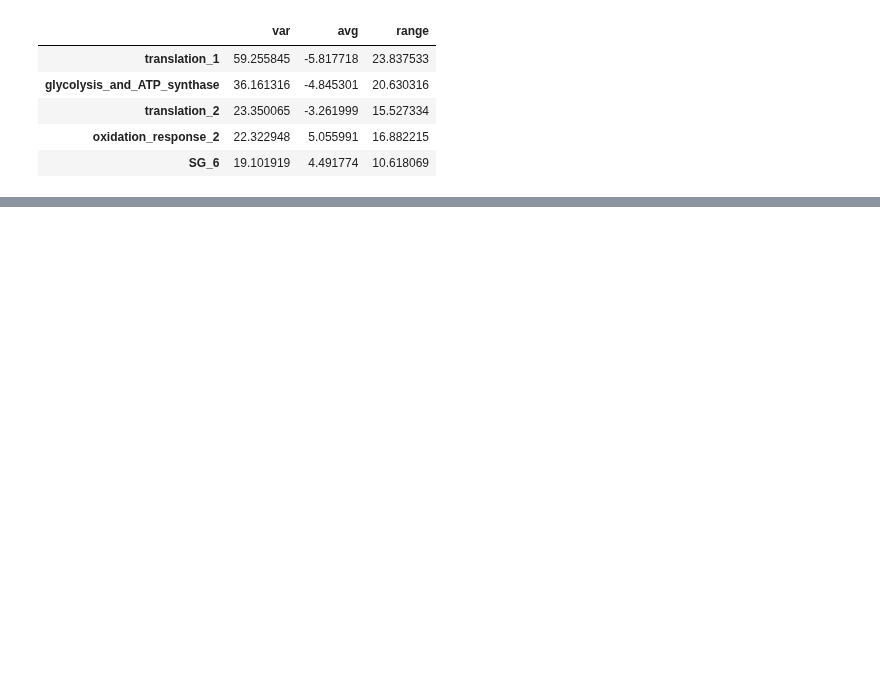
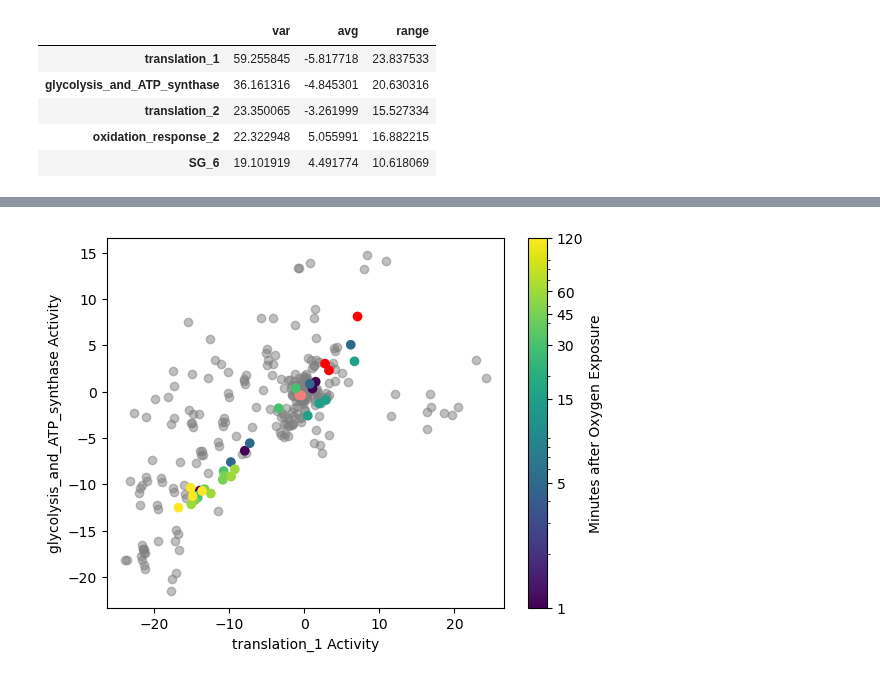
Before and after one commit to cristalzucsd/iModulonMiner, a Jupyter notebook: 6_plotting/5_looking_for_oxidation_trends.ipynb, the cells around one changed output, grey strips where cells are left out. Saved outputs shown, nothing was run; the diff lists cells and outputs as text; code cells hidden in the pictures; blank space fills up the shorter version.

```diff
--- a/6_plotting/5_looking_for_oxidation_trends.ipynb
+++ b/6_plotting/5_looking_for_oxidation_trends.ipynb
@@ -102,0 +32,83 @@ anaerobic_t000
+# %%
+# settings
+iM1 = 'translation_1'
+iM2 = 'glycolysis_and_ATP_synthase'
+use_log = True
+base = 2
+
+if True:
+    def int_to_color(value, X, Y, base = 10, use_log = True, colormap='viridis'):
+        # X is min, Y is max
+        if type(value) == str:
+            if 'anaerobic' in value:
+                if '60' in value:
+                    return 'red'
+                else:
+                    return 'lightcoral'
+            else:
+                value = int(value.split('_t')[1])
+        if value == 0:
+            value = 1
+
+        if use_log:
+            # Apply Log transformation to the value for coloring
+            log_value = math.log(value, base)  # Use log base 10 for the scale
+            # Normalize the log-transformed value to the range [0, 1]
+            normalized_value = (log_value - math.log(X, base)) / (math.log(Y, base) - math.log(X, base))
+        else:
+            normalized_value = (value - X) / (Y - X)
+
+        return normalized_value#color
+
+    fig, ax = plt.subplots()
+
+    # plotting scatter with colors
+    highlight_samples = df.index
+    other = list(set(ica_data.sample_table.index) - set(highlight_samples))
+    controls = df[['anaerobic' in val for val in df.condition]]
+    experiments = df[['anaerobic' not in val for val in df.condition]]
+
+    # plot the rest
+    scatter = ax.scatter(ica_data.A[other].loc[iM1], ica_data.A[other].loc[iM2], c='grey', alpha=0.5)
+
+    # plot the controls
+    colors = [int_to_color(value, 1, 120, base = base, use_log = use_log, colormap = 'viridis') for value in controls.condition]
+    scatter2 = ax.scatter(ica_data.A[controls.index].loc[iM1],
+                           ica_data.A[controls.index].loc[iM2],
+                           c=colors)
+
+    # plot the experiments
+    colors = [int_to_color(value, 1, 120, base = base, use_log = use_log, colormap = 'viridis') for value in experiments.condition]
+    scatter3 = ax.scatter(ica_data.A[experiments.index].loc[iM1],
+                           ica_data.A[experiments.index].loc[iM2],
+                           c=colors)
+
+    # Create the colorbar with a logarithmic normalization
+    if use_log:
+        norm = LogNorm(vmin=1, vmax=120)  # LogNorm for the color scale
+    else:
+        norm = Normalize(vmin=0, vmax=120)
+
+    cbar = plt.colorbar(cm.ScalarMappable(cmap='viridis', norm=norm), ax=ax, orientation='vertical')
+    cbar.set_label('Minutes after Oxygen Exposure')
+
+    # Set ticks for the colorbar (logarithmic scale)
+    ticks = [1, 5, 15, 30, 45, 60, 120]  # Logarithmic ticks
+    cbar.set_ticks(ticks)
+    cbar.set_ticklabels([f'{int(t)}' for t in ticks])  # Integer tick labels
+
+    # Label axes
+    plt.xlabel(iM1 + ' Activity')
+    plt.ylabel(iM2 + ' Activity')
+
+    # Add interactive cursor for hovering
+    cursor = mplcursors.cursor(scatter2, hover=True)
+    @cursor.connect("add")
+    def on_add(sel):
+        sel.annotation.set_text(highlight_samples[sel.index])  # Show label for hovered point
+
+    # Save and show
+    plt.savefig('../figures/oxygen_response_iMs.pdf', transparent=True)
+    plt.show()
+# %% [output]
+[figure, added]
```
Also changed, not shown: parts of 3 cells of this notebook.
